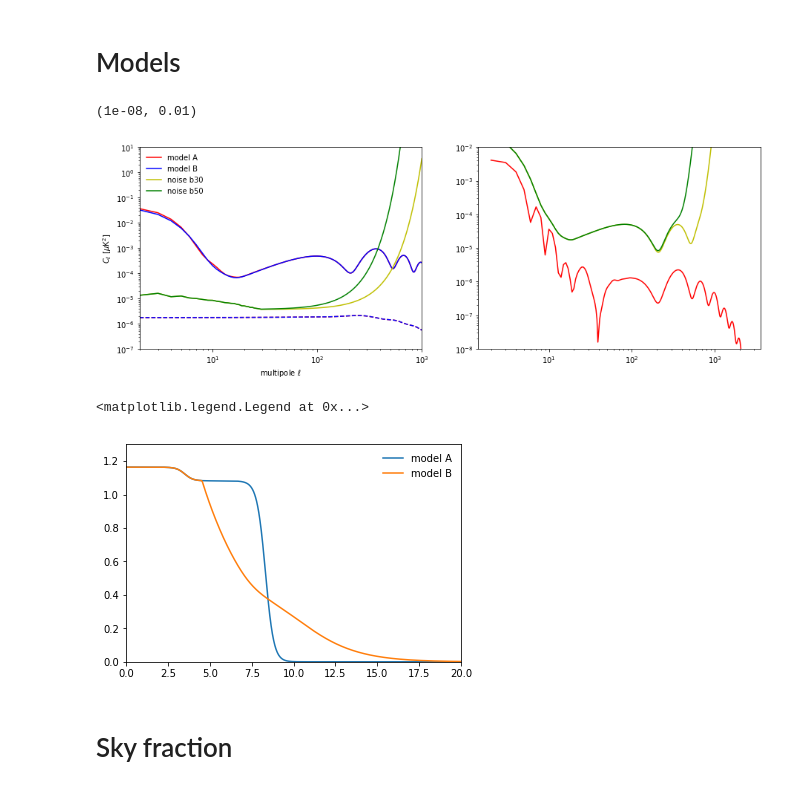
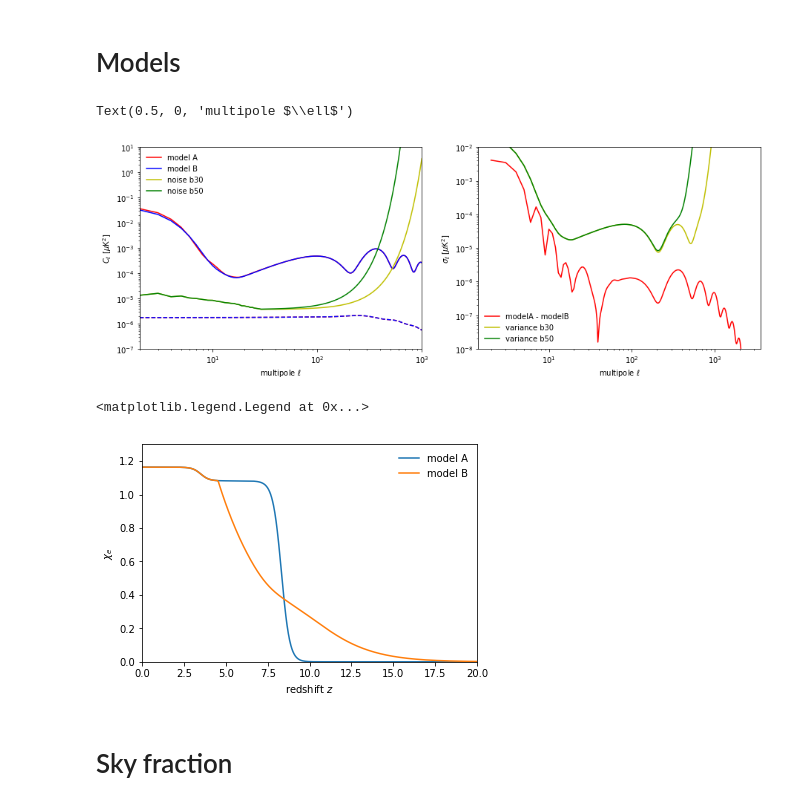
Before and after one commit to litebird/reionization, a Jupyter notebook: LB_forecast_Paris/lbreio.ipynb, the cells around one changed output. Cells and saved outputs as stored; diff of their text form; code cells hidden in the pictures.

```diff
--- a/LB_forecast_Paris/lbreio.ipynb
+++ b/LB_forecast_Paris/lbreio.ipynb
@@ -54,28 +54,33 @@ ylabel( "$C_\ell$ [$\mu$K$^2$]")
 xlabel( "multipole $\ell$")
 legend()
 subplot( 1, 2, 2)
-plot( modelA[0], abs(modelA[2]-modelB[2])*(2.725e6)**2/c2d, 'r', label="A-B")
+plot( modelA[0], abs(modelA[2]-modelB[2])*(2.725e6)**2/c2d, 'r', label="modelA - modelB")
 plot( noise30[0], sqrt(2/(2*modelA[0][:1349]+1))*(modelA[2][:1349]*(2.725e6)**2/c2d[:1349]+noise30[2]), 'y', label="variance b30")
 plot( noise50[0], sqrt(2/(2*modelA[0][:1349]+1))*(modelA[2][:1349]*(2.725e6)**2/c2d[:1349]+noise50[2]), 'g', label="variance b50")
 loglog()
 ylim(1e-8,1e-2)
+legend()
+ylabel( "$\sigma_\ell$ [$\mu$K$^2$]")
+xlabel( "multipole $\ell$")
 # %% [output]
-(1e-08, 0.01)
+Text(0.5, 0, 'multipole $\\ell$')
-[figure, old version]
+[figure, new version]
 # %%
 #reionization history
 DATAdir = "/sps/planck/Users/tristram/Soft/LiteBIRD/Reio/software/reionization/LB_fiducials"
 modelA = loadtxt( f"{DATAdir}/modelA/model_A_thermodynamics.dat").T
 modelB = loadtxt( f"{DATAdir}/modelB/model_B_thermodynamics.dat").T
 figure()
 plot( modelA[1], modelA[3], label='model A')
 plot( modelB[0], modelB[2], label='model B')
 xlim(0,20)
 ylim(0,1.3)
+xlabel('redshift $z$')
+ylabel('$\chi_e$')
 legend()
 # %% [output]
 <matplotlib.legend.Legend at 0x...>
-[figure, old version]
+[figure, new version]
 # %% [markdown]
 # Sky fraction
 # %%
```
